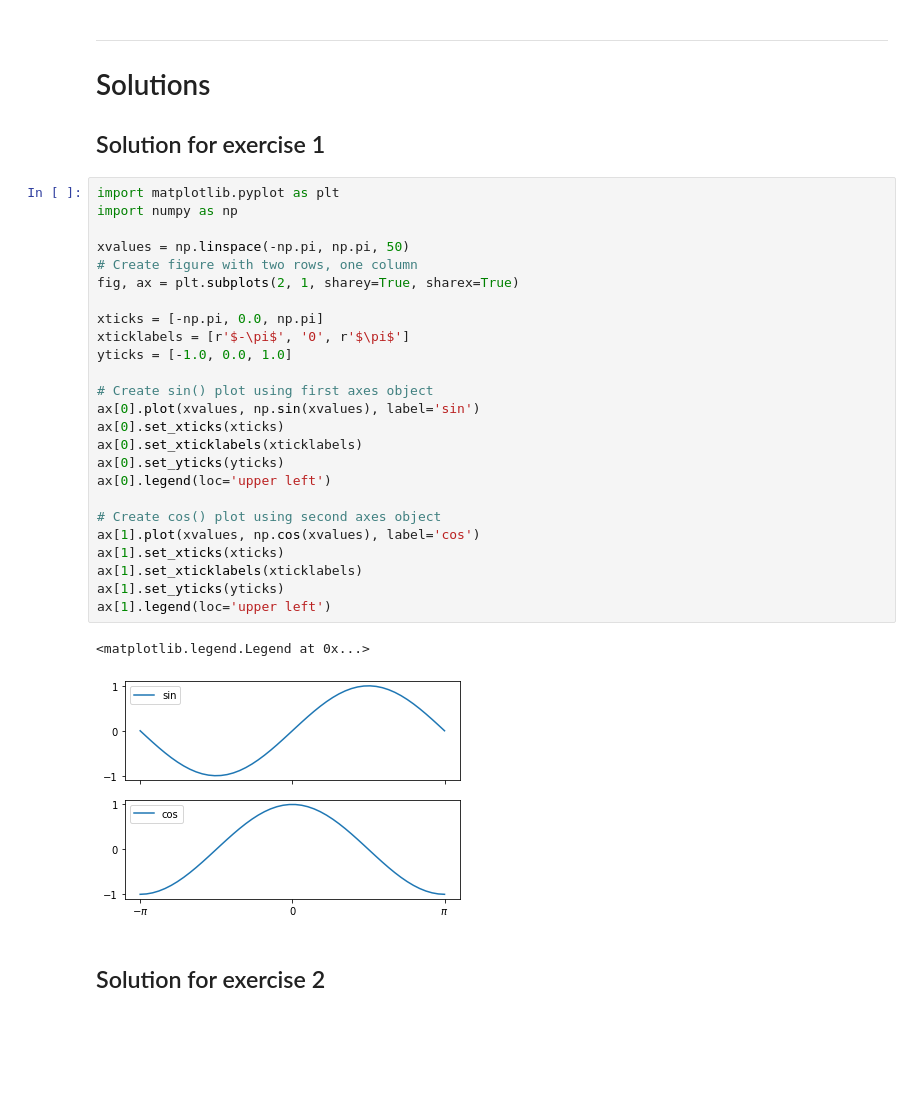
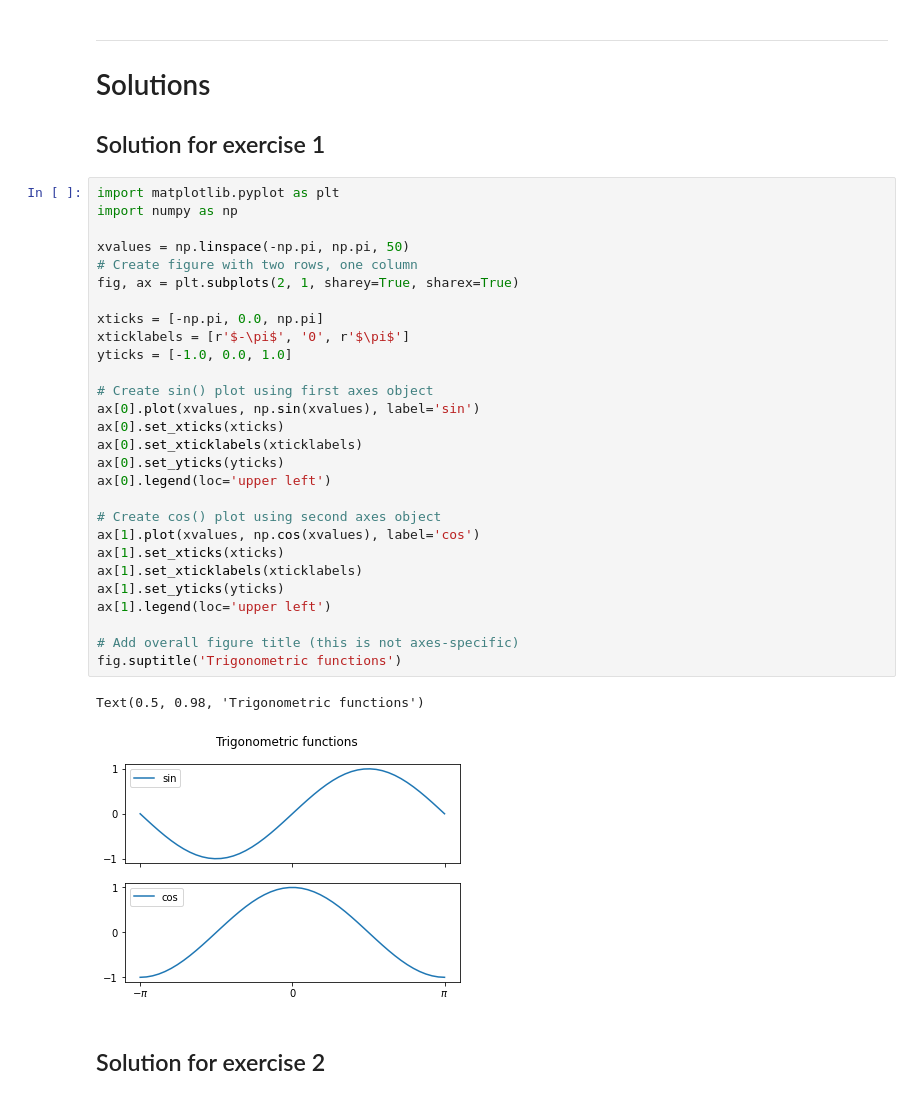
Before and after one commit to richardfoltyn/python-statistics, a Jupyter notebook: lectures/unit5.ipynb, the cells around one changed output. Saved outputs shown, nothing was run; the diff lists cells and outputs as text; blank space fills up the shorter version.

```diff
--- a/lectures/unit5.ipynb
+++ b/lectures/unit5.ipynb
@@ -315,31 +331,34 @@ the object-oriented interface.
 # %%
 import matplotlib.pyplot as plt
 import numpy as np
 
 xvalues = np.linspace(-np.pi, np.pi, 50)
 # Create figure with two rows, one column
 fig, ax = plt.subplots(2, 1, sharey=True, sharex=True)
 
 xticks = [-np.pi, 0.0, np.pi]
 xticklabels = [r'$-\pi$', '0', r'$\pi$']
 yticks = [-1.0, 0.0, 1.0]
 
 # Create sin() plot using first axes object
 ax[0].plot(xvalues, np.sin(xvalues), label='sin')
 ax[0].set_xticks(xticks)
 ax[0].set_xticklabels(xticklabels)
 ax[0].set_yticks(yticks)
 ax[0].legend(loc='upper left')
 
 # Create cos() plot using second axes object
 ax[1].plot(xvalues, np.cos(xvalues), label='cos')
 ax[1].set_xticks(xticks)
 ax[1].set_xticklabels(xticklabels)
 ax[1].set_yticks(yticks)
 ax[1].legend(loc='upper left')
+
+# Add overall figure title (this is not axes-specific)
+fig.suptitle('Trigonometric functions')
 # %% [output]
-<matplotlib.legend.Legend at 0x...>
+Text(0.5, 0.98, 'Trigonometric functions')
-[figure, old version]
+[figure, new version]
 # %% [markdown]
 ## Solution for exercise 2
 # %%
```
Also changed, not shown: parts of 17 cells of this notebook.
